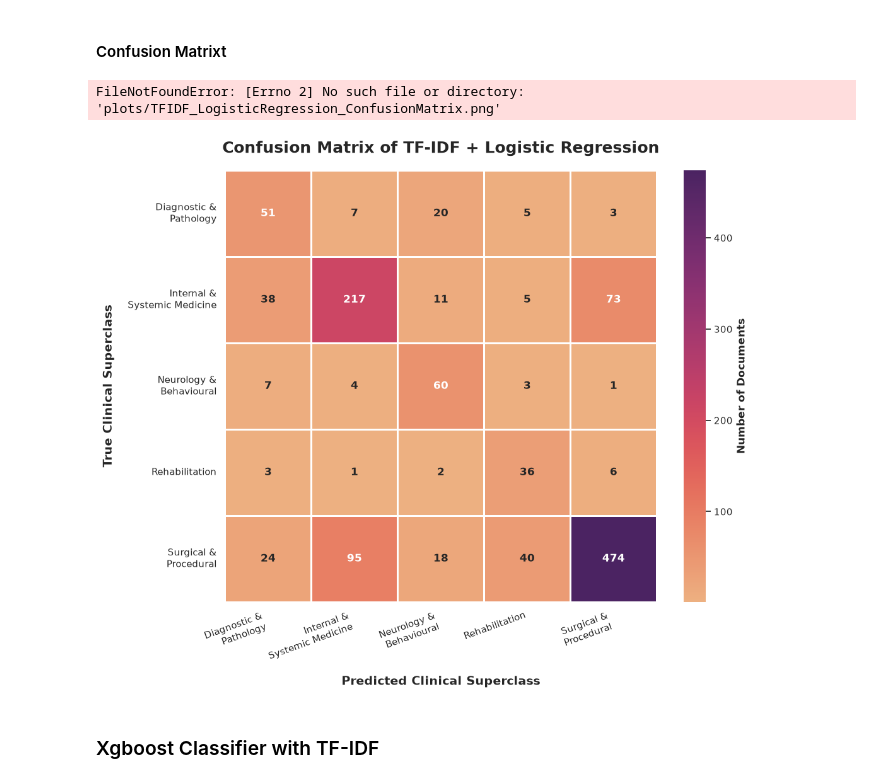
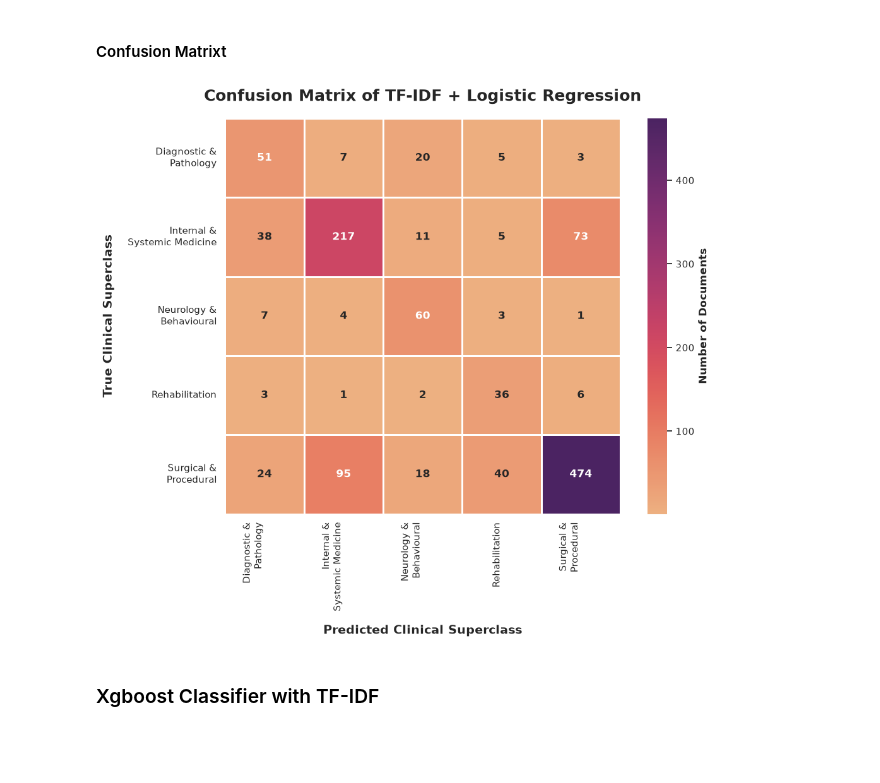
Before and after one commit to Simon-Kimanzi/Eneza-Data-Science-Residential-training-2026, a Jupyter notebook: project_5/src/tfidf_dim_red.ipynb, the cells around one changed output. Cells and saved outputs as stored; diff of their text form; code cells hidden in the pictures; blank space fills up the shorter version.

Commit message:
Updated best model graphs for reporting

```diff
--- a/project_5/src/tfidf_dim_red.ipynb
+++ b/project_5/src/tfidf_dim_red.ipynb
@@ -457,0 +443,28 @@ internal_and_systemic_medicine       0.61      0.69      0.65       356
+# %%
+# Build the model using the best parameters
+logred_pipeline = Pipeline([
+    ('tfidf', TfidfVectorizer(
+        lowercase=True,
+        max_df=0.85,
+        max_features=20000,
+        min_df=5,
+        ngram_range=(1, 1),
+        norm='l2',
+        sublinear_tf=False
+    )),
+    ('lr', LogisticRegression(
+        class_weight="balanced",
+        max_iter=1000,
+        random_state=42,
+        l1_ratio=0,
+        solver='lbfgs',
+        C=0.1
+    ))
+])
+
+logred_pipeline.fit(X_train, y_train)
+y_pred_lr = logred_pipeline.predict(X_test)
+
+accuracy = accuracy_score(y_test, y_pred_lr)
+print(f"Accuracy: {accuracy:.2f}")
+print(classification_report(y_test, y_pred_lr))
@@ -665,36 +734,35 @@ ax.set_ylabel(
     fontweight="bold",
     labelpad=15
 )
 
 # Tick labels
-plt.xticks(rotation=20, ha="right", fontsize=11)
+plt.xticks(rotation=90, ha="right", fontsize=11)
 plt.yticks(rotation=0, fontsize=11)
 
 # Colour bar
 cbar = ax.collections[0].colorbar
 cbar.set_label(
     "Number of Documents",
     fontsize=12,
     fontweight="bold"
 )
 cbar.ax.tick_params(labelsize=11)
 
 # Remove unnecessary borders
 sns.despine(left=True, bottom=True)
 
 plt.tight_layout()
 
 # Save figure
 plt.savefig(
     "../plots/TFIDF_LogisticRegression_ConfusionMatrix.png",
     dpi=600,
     bbox_inches="tight"
 )
 
 plt.show()
 # %% [output]
-FileNotFoundError: [Errno 2] No such file or directory: 'plots/TFIDF_LogisticRegression_ConfusionMatrix.png'
-[figure, old version]
+[figure, new version]
 # %% [markdown]
 ### Xgboost Classifier with TF-IDF
 # %%
```
Also changed, not shown: parts of 4 cells of this notebook, 8 other files.
